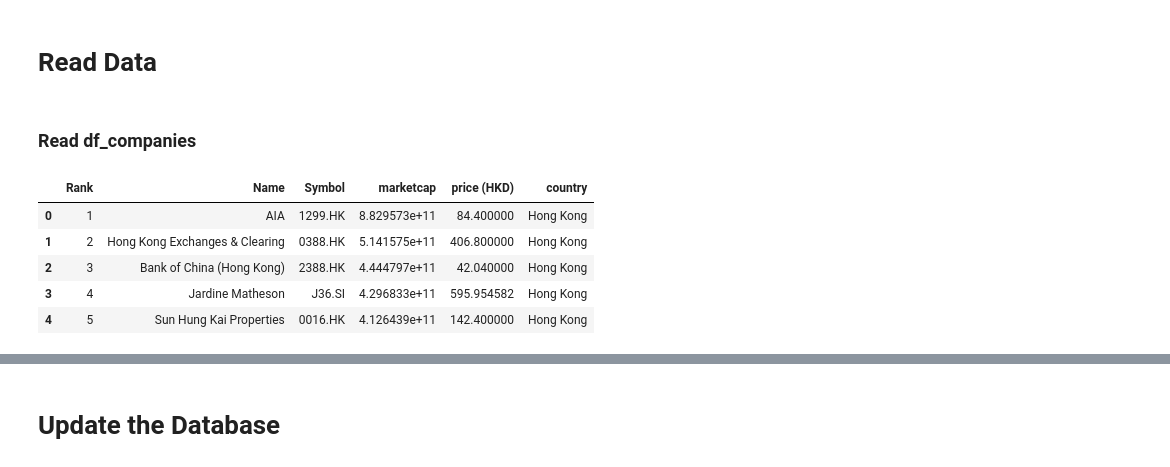
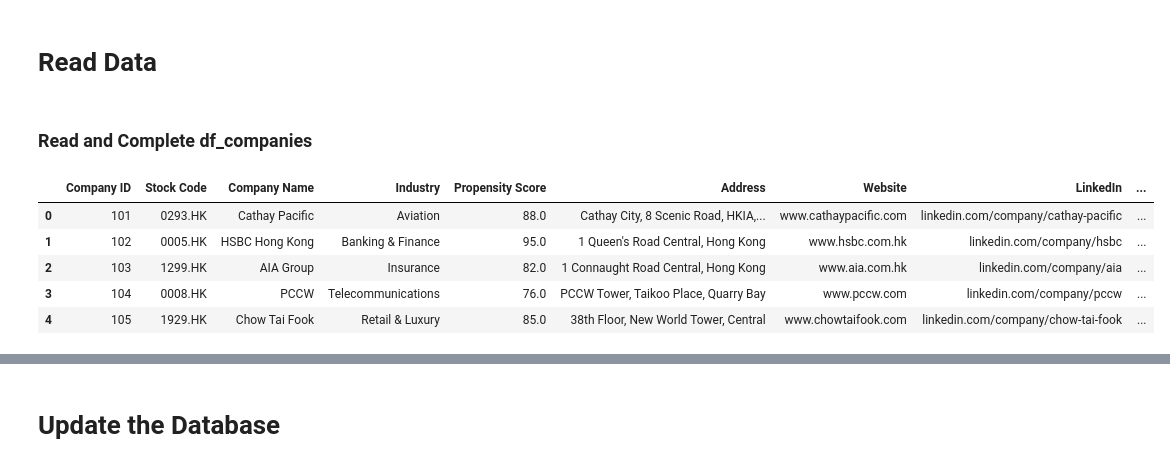
Before and after one commit to kyalan/ST_AI_Sponsor_App_Factory, a Jupyter notebook: get_data.ipynb, the cells around one changed output, grey strips where cells are left out. Drawn from its saved outputs; the diff is of its cells as text; code cells hidden in the pictures.

```diff
--- a/get_data.ipynb
+++ b/get_data.ipynb
@@ -30,16 +30,17 @@ Connected to DB: sponsor_db as user: avnadmin
 # %% [markdown]
 # Read Data
 # %% [markdown]
-### Read df_companies
+### Read and Complete df_companies
 # %%
 import pandas as pd
+from tqdm import tqdm
 
-df_companies = pd.read_csv("data_source/companies.csv")
+df_companies = pd.read_csv("data_source/companies_data.csv")
 df_companies.head()
 # %% [output]
-|  | Rank | Name | Symbol | marketcap | price (HKD) | country |
-| 0 | 1 | AIA | 1299.HK | 8.829573e+11 | 84.400000 | Hong Kong |
-| 1 | 2 | Hong Kong Exchanges & Clearing | 0388.HK | 5.141575e+11 | 406.800000 | Hong Kong |
-| 2 | 3 | Bank of China (Hong Kong) | 2388.HK | 4.444797e+11 | 42.040000 | Hong Kong |
-| 3 | 4 | Jardine Matheson | J36.SI | 4.296833e+11 | 595.954582 | Hong Kong |
-| 4 | 5 | Sun Hung Kai Properties | 0016.HK | 4.126439e+11 | 142.400000 | Hong Kong |
+|  | Company ID | Stock Code | Company Name | Industry | Propensity Score | Address | Website | LinkedIn | ... |
+| 0 | 101 | 0293.HK | Cathay Pacific | Aviation | 88.0 | Cathay City, 8 Scenic Road, HKIA,... | www.cathaypacific.com | linkedin.com/company/cathay-pacific | ... |
+| 1 | 102 | 0005.HK | HSBC Hong Kong | Banking & Finance | 95.0 | 1 Queen's Road Central, Hong Kong | www.hsbc.com.hk | linkedin.com/company/hsbc | ... |
+| 2 | 103 | 1299.HK | AIA Group | Insurance | 82.0 | 1 Connaught Road Central, Hong Kong | www.aia.com.hk | linkedin.com/company/aia | ... |
+| 3 | 104 | 0008.HK | PCCW | Telecommunications | 76.0 | PCCW Tower, Taikoo Place, Quarry Bay | www.pccw.com | linkedin.com/company/pccw | ... |
+| 4 | 105 | 1929.HK | Chow Tai Fook | Retail & Luxury | 85.0 | 38th Floor, New World Tower, Central | www.chowtaifook.com | linkedin.com/company/chow-tai-fook | ... |
```
Also changed, not shown: parts of 14 cells of this notebook, 4 other files.
